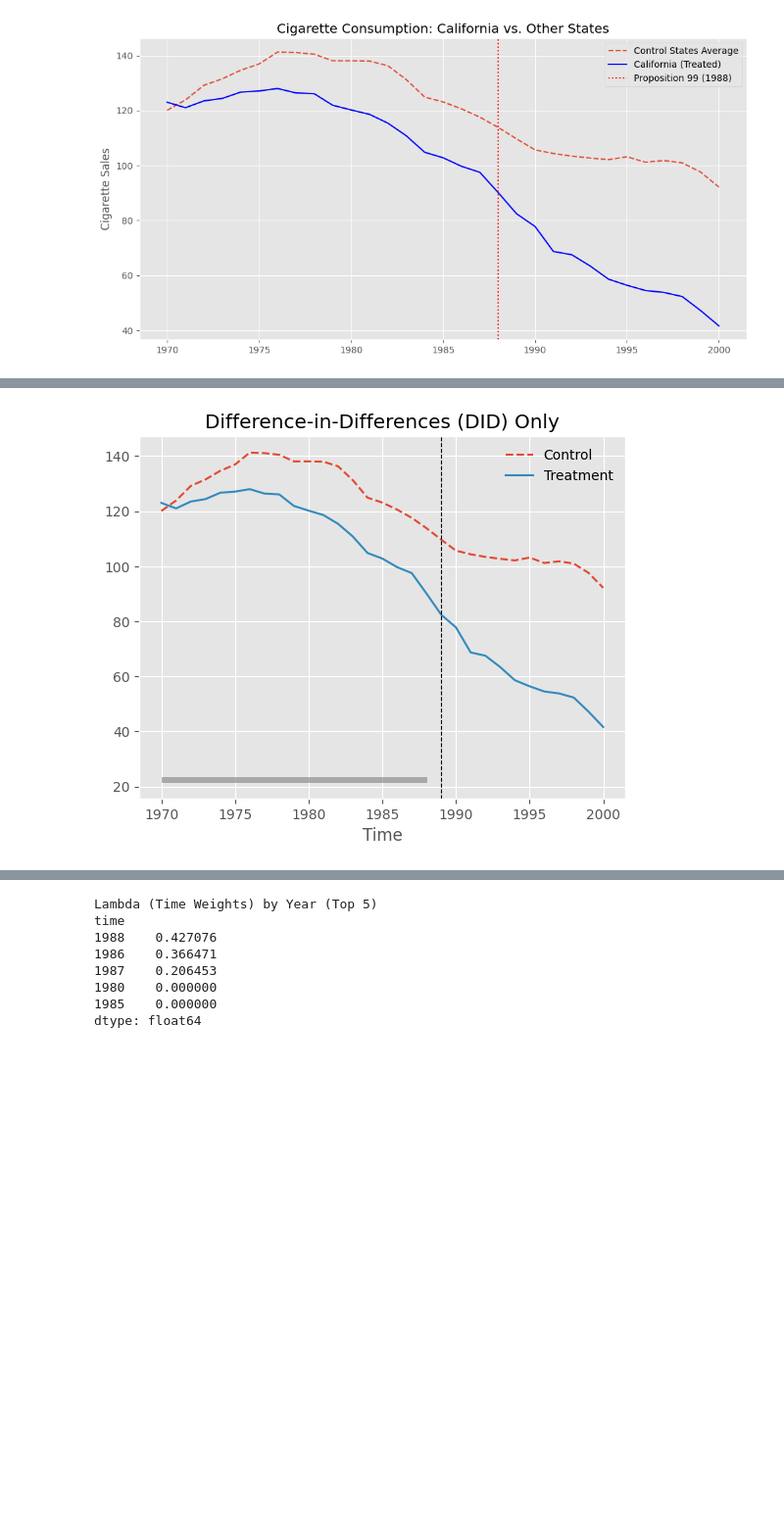
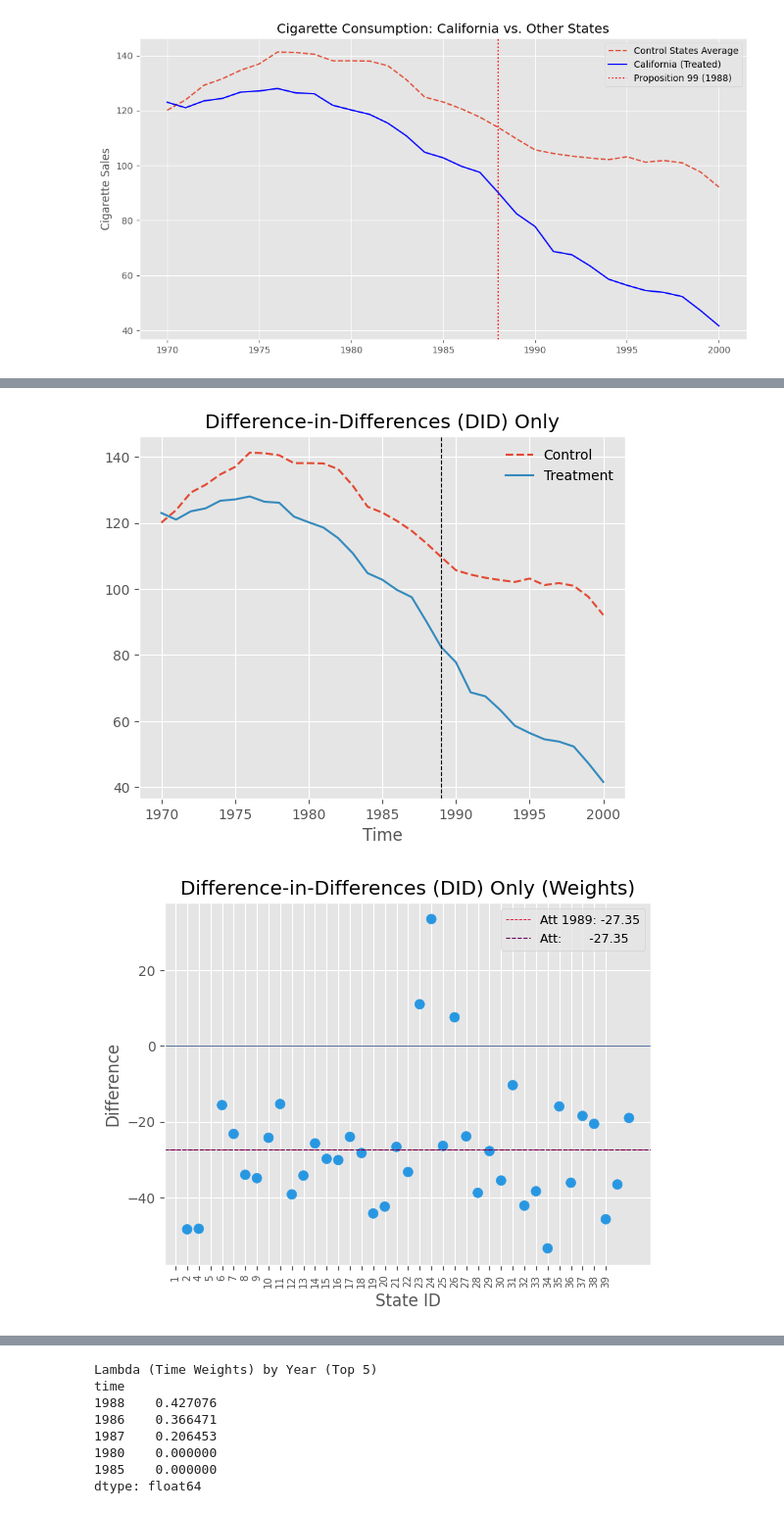
Before and after one commit to CausalInferenceLab/awesome-causal-inference-python, a Jupyter notebook: book/ate/sdid.ipynb, the cells around one changed output, grey strips where cells are left out. Shown at 98% size. Cells and saved outputs as stored; diff of their text form; code cells hidden in the pictures; blank space fills up the shorter version.

```diff
--- a/book/ate/sdid.ipynb
+++ b/book/ate/sdid.ipynb
@@ -39,7 +39,3 @@ from synthdid.synthdid import Synthdid
 plt.style.use('ggplot')
 # %%
 df = pd.read_csv('../data/matheus_data/smoking.csv')
-# %%
-df['treated'] = df['california'].astype(int)
-df = df.sort_values(['state', 'year'])
-df.head()
@@ -103,9 +101,14 @@ plt.show()
 # %%
 # 이중 차분법(DID) 결과와 비교
-fit_did = Synthdid(df, "State", "Year", "treated", "PacksPerCapita").fit(did=True)
-fit_did.plot_outcomes()
-fit_did.plot_outcomes[0]
+fit_did = Synthdid(df, "state", "year", "treated", "cigsale").fit(did=True).plot_outcomes(wtplot = False)
 plt.title("Difference-in-Differences (DID) Only")
 plt.show()
+
+# DID 가중치 그래프
+fit_did.plot_weights()
+plt.title("Difference-in-Differences (DID) Only (Weights)")
+plt.xlabel("State ID")
+plt.show()
 # %% [output]
-[figure, old version]
+[figure, new version]
+[figure, added]
```
Also changed, not shown: parts of 33 cells of this notebook.
